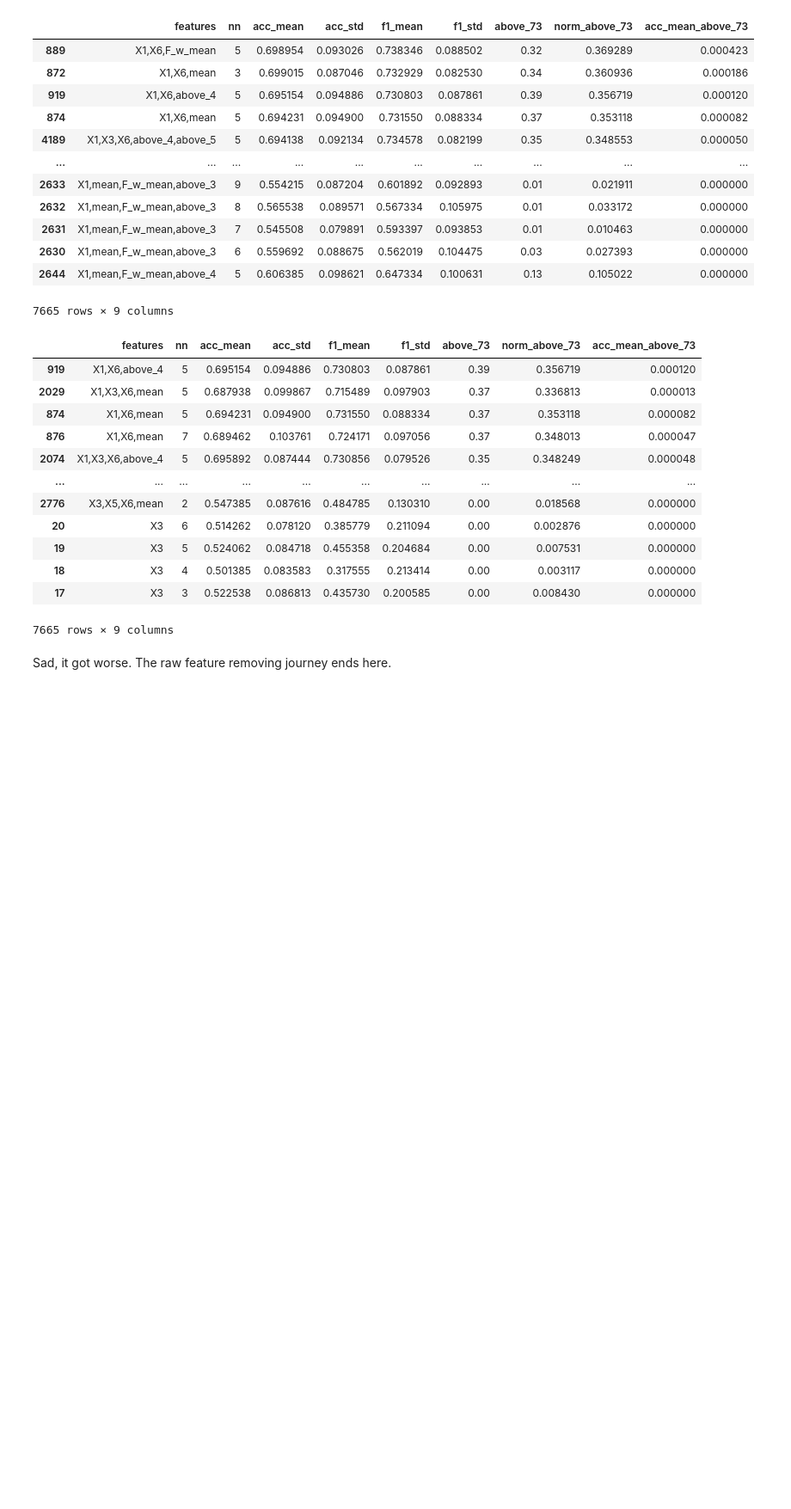
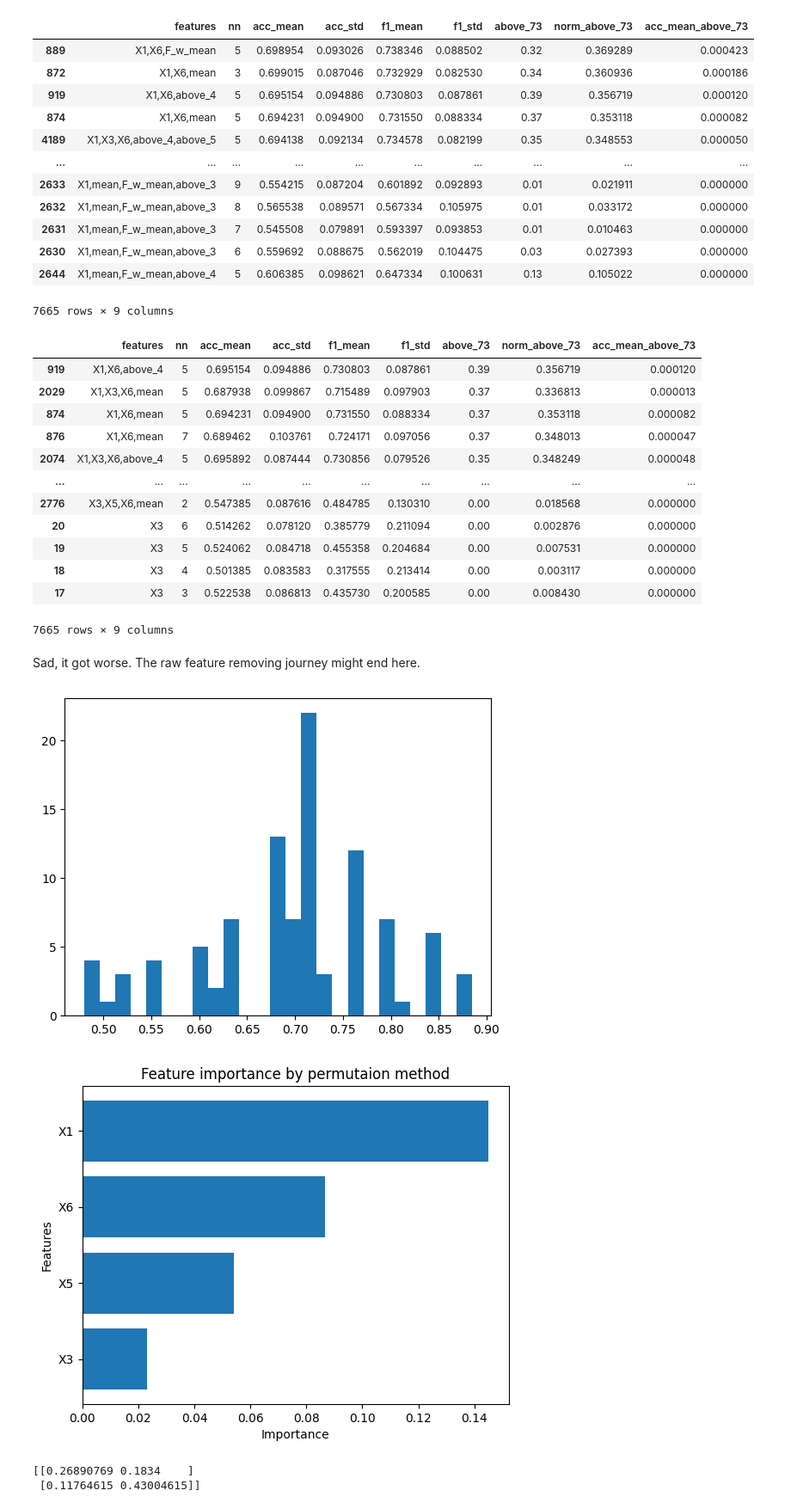
Before and after one commit to YCoeusZ/OAM6GH5slDAHadnQ, a Jupyter notebook: note_books/KNN_and_A_Standdard_Pipeline.ipynb, the cells around one changed output. Shown at 86% size. Cells and saved outputs as stored; diff of their text form; code cells hidden in the pictures; blank space fills up the shorter version.

```diff
--- a/note_books/KNN_and_A_Standdard_Pipeline.ipynb
+++ b/note_books/KNN_and_A_Standdard_Pipeline.ipynb
@@ -1213,4 +1213,24 @@ df_results.sort_values(by=["above_73"],ascending=False)
 | 17 | X3 | 3 | 0.522538 | 0.086813 | 0.435730 | 0.200585 | 0.00 | 0.008430 | 0.000000 |
 7665 rows × 9 columns
 # %% [markdown]
-Sad, it got worse. The raw feature removing journey ends here.
+Sad, it got worse. The raw feature removing journey might end here.
+# %%
+#889
+n_split = 5
+n_repeats = 20
+RSKF = RepeatedStratifiedKFold(n_splits=n_split, random_state=420, n_repeats=n_repeats)
+splits = list(RSKF.split(X=feat4, y=tar))
+
+pipe=Pipeline([
+    ("DataCreate", training.data_creator()),
+    ("DataSelector", training.data_selector(force=["X1","X6","F_w_mean"])),
+    ("scale",StandardScaler()),
+    ("KNN",KNeighborsClassifier(n_neighbors=5))]
+)
+
+training.show_result(splits=splits, pipe=pipe, feat=feat4, tar=tar)
+# %% [output]
+[figure, added]
+[figure, added]
+[[0.26890769 0.1834    ]
+ [0.11764615 0.43004615]]
```
Also changed, not shown: parts of 1 cell of this notebook.
